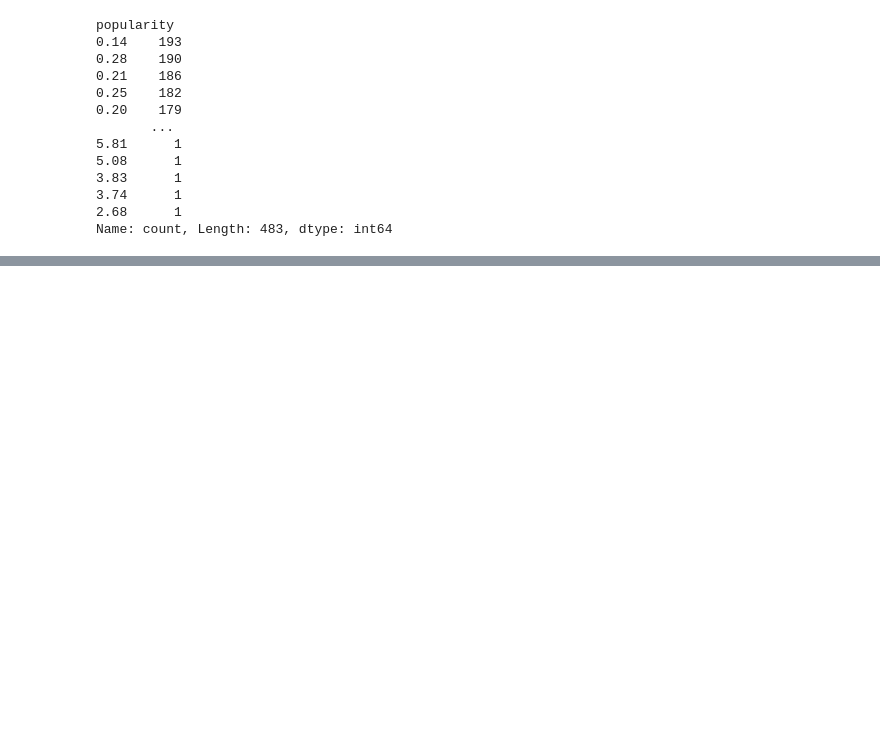
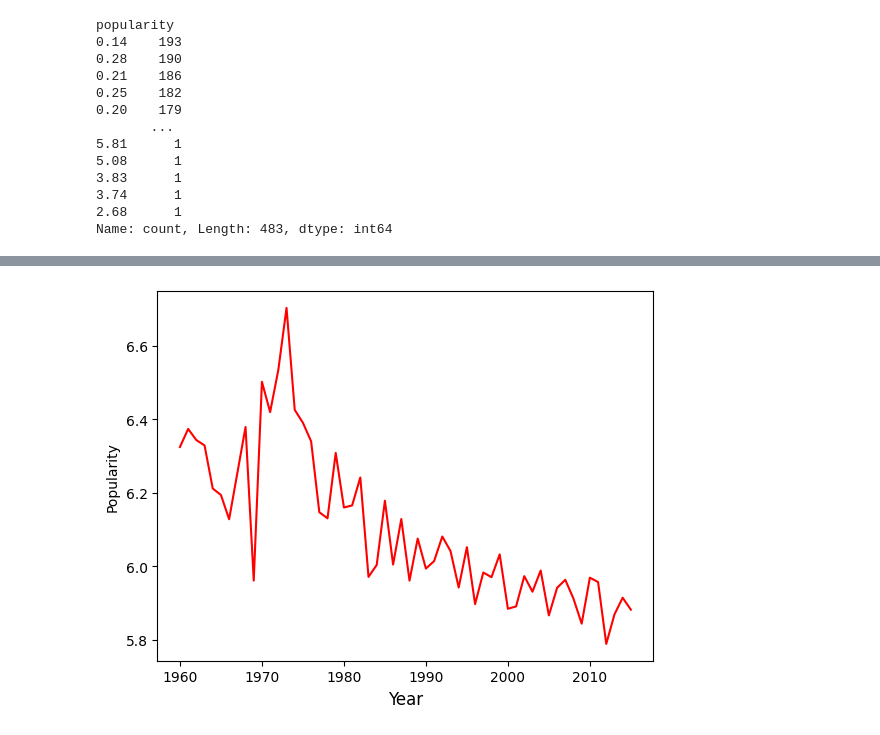
Before and after one commit to LuisAntonioDoHer/Movies_data_analysis, a Jupyter notebook: Movies_data_analysis.ipynb, the cells around one changed output, grey strips where cells are left out. Drawn from its saved outputs; the diff is of its cells as text; code cells hidden in the pictures; blank space fills up the shorter version.

```diff
--- a/Movies_data_analysis.ipynb
+++ b/Movies_data_analysis.ipynb
@@ -186,0 +205,8 @@ df2.plot(kind = 'line')
+# %%
+df4 = df.groupby('release_year')['vote_average'].mean()
+df4.plot(kind = 'line', color = 'red')
+plt.xlabel('Year', fontsize = 12)
+plt.ylabel('Popularity')
+plt.show()
+# %% [output]
+[figure, added]
```
Also changed, not shown: parts of 15 cells of this notebook.
